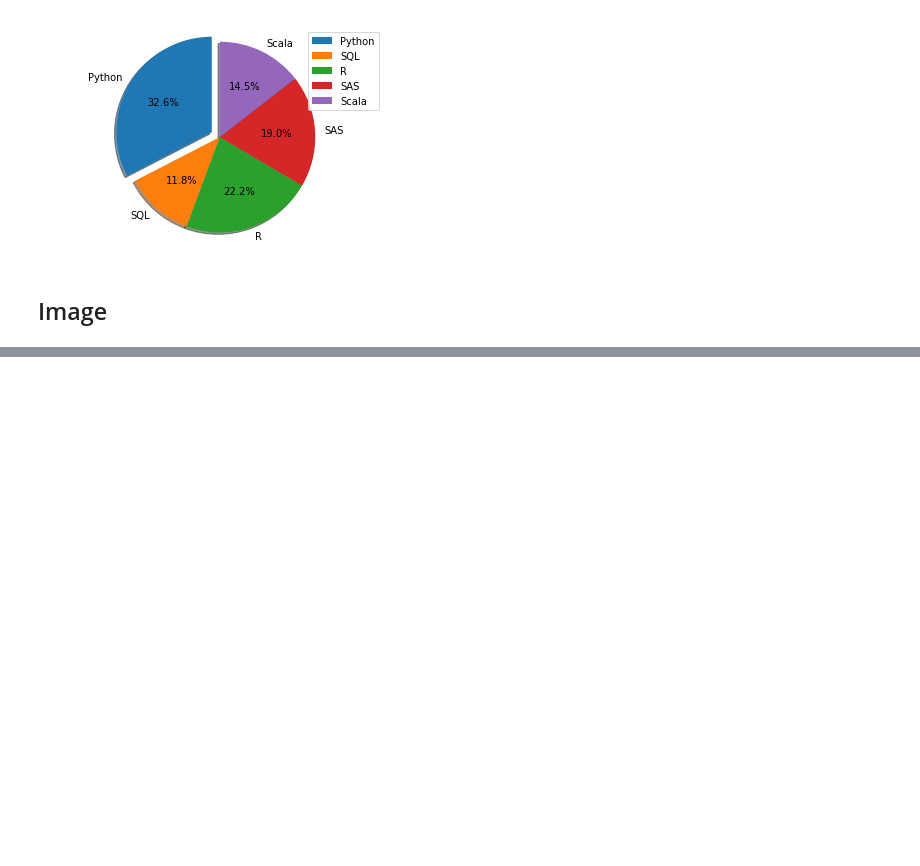
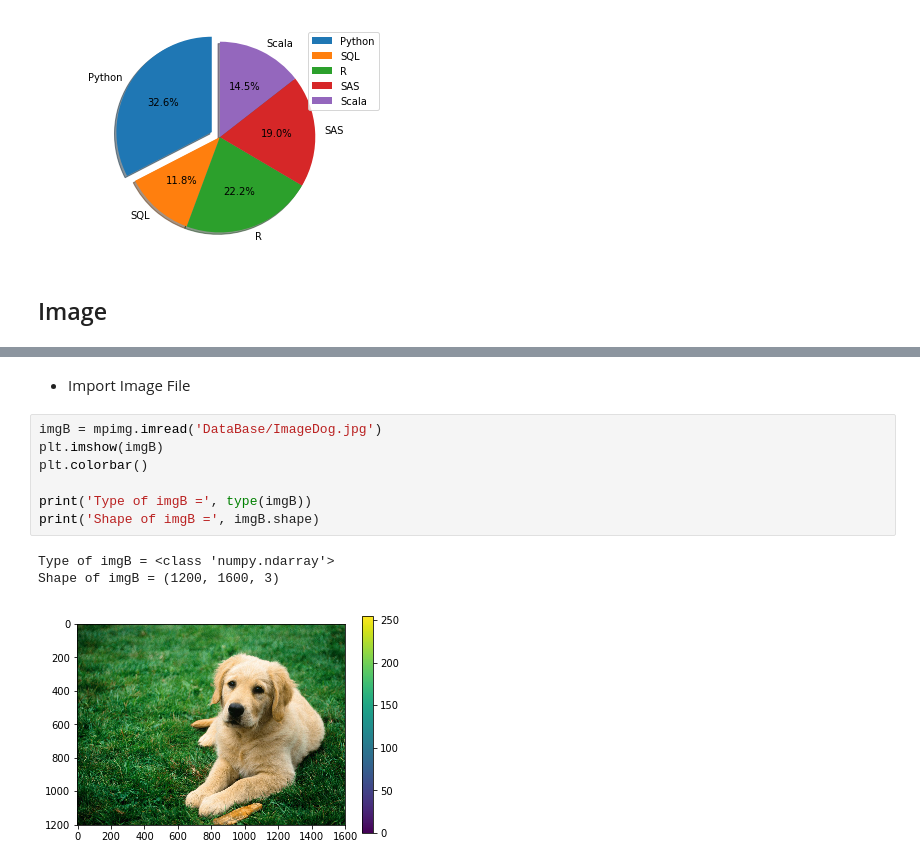
Before and after one commit to iamshihshan/PyOllyTutorial, a Jupyter notebook: 04_MatlibPlot.ipynb, the cells around one changed output, grey strips where cells are left out. Cells and saved outputs as stored; diff of their text form; blank space fills up the shorter version.

```diff
--- a/04_MatlibPlot.ipynb
+++ b/04_MatlibPlot.ipynb
@@ -264,0 +279,13 @@ plt.show()
+# %% [markdown]
+* Import Image File
+# %%
+imgB = mpimg.imread('DataBase/ImageDog.jpg')
+plt.imshow(imgB)
+plt.colorbar()
+
+print('Type of imgB =', type(imgB))
+print('Shape of imgB =', imgB.shape)
+# %% [output]
+Type of imgB = <class 'numpy.ndarray'>
+Shape of imgB = (1200, 1600, 3)
+[figure, added]
```
Also changed, not shown: parts of 12 cells of this notebook.
